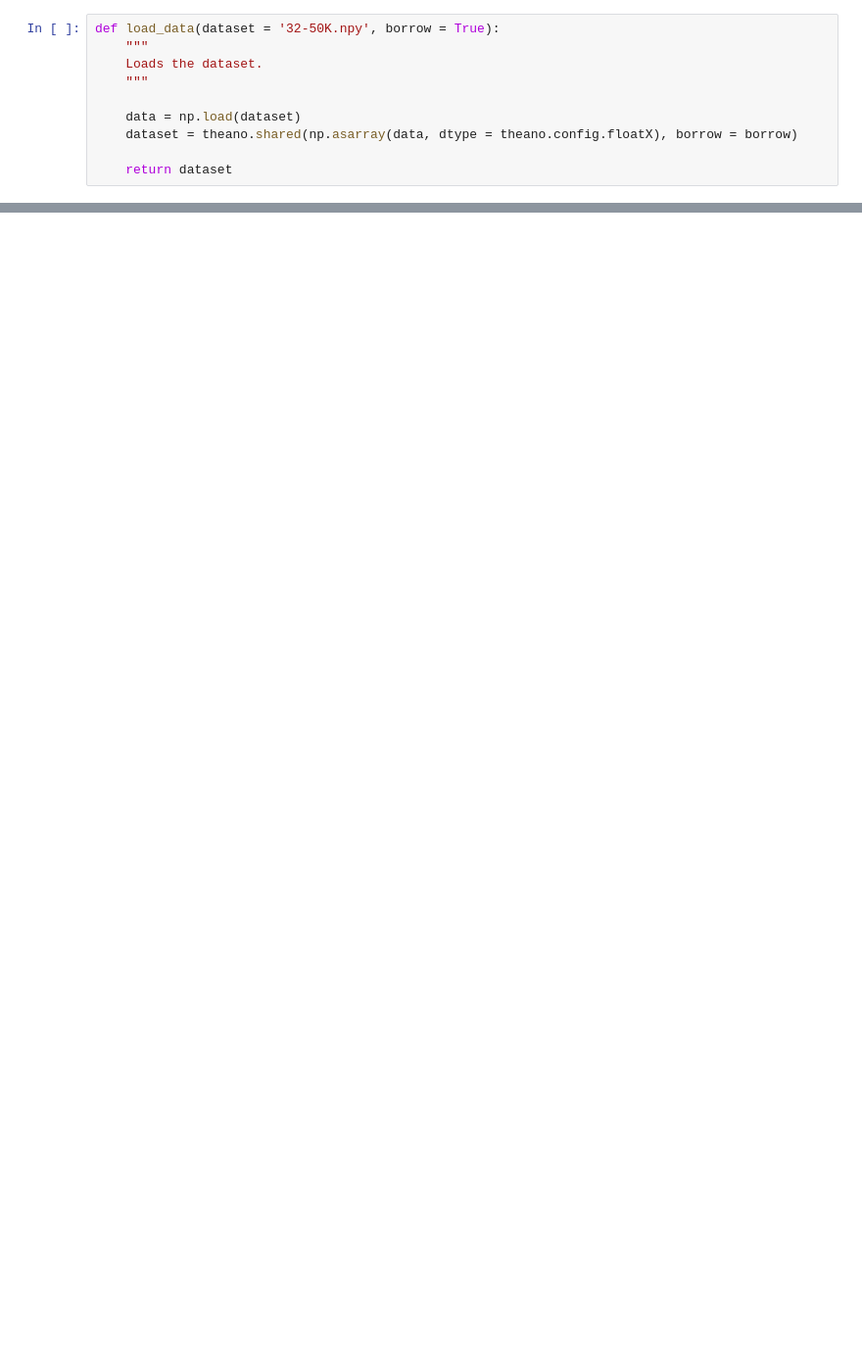
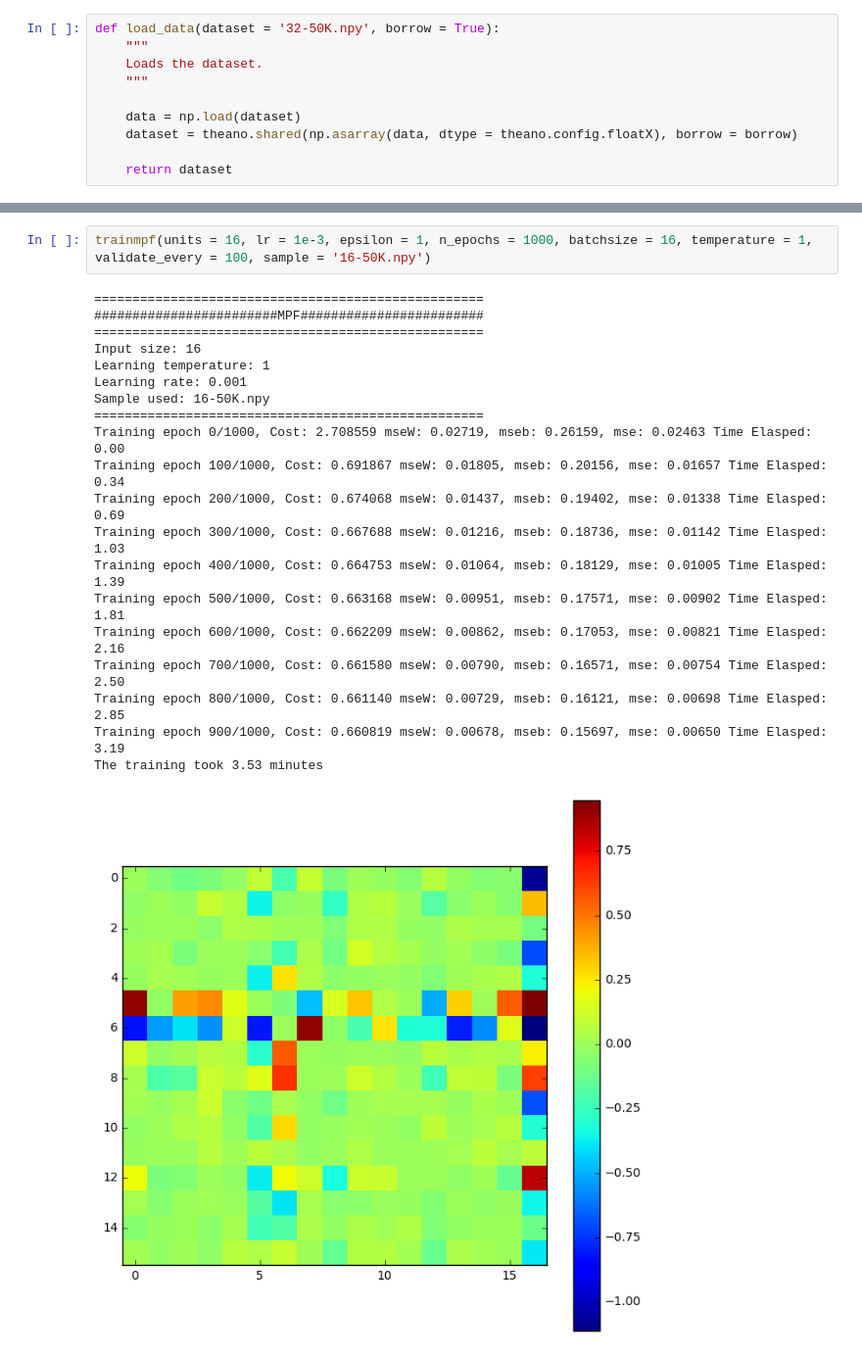
Before and after one commit to zunction/old-mmpf, a Jupyter notebook: MPF Training.ipynb, the cells around one changed output, grey strips where cells are left out. Shown at 98% size. Saved outputs shown, nothing was run; the diff lists cells and outputs as text; blank space fills up the shorter version.

```diff
--- a/MPF Training.ipynb
+++ b/MPF Training.ipynb
@@ -102,0 +214,23 @@ def trainmpf(units = 32, lr = 1e-3, epsilon = 1, n_epochs = 1000,
+# %%
+trainmpf(units = 16, lr = 1e-3, epsilon = 1, n_epochs = 1000, batchsize = 16, temperature = 1, validate_every = 100, sample = '16-50K.npy')
+# %% [output]
+===================================================
+########################MPF########################
+===================================================
+Input size: 16
+Learning temperature: 1
+Learning rate: 0.001
+Sample used: 16-50K.npy
+===================================================
+Training epoch 0/1000, Cost: 2.708559 mseW: 0.02719, mseb: 0.26159, mse: 0.02463 Time Elasped: 0.00
+Training epoch 100/1000, Cost: 0.691867 mseW: 0.01805, mseb: 0.20156, mse: 0.01657 Time Elasped: 0.34
+Training epoch 200/1000, Cost: 0.674068 mseW: 0.01437, mseb: 0.19402, mse: 0.01338 Time Elasped: 0.69
+Training epoch 300/1000, Cost: 0.667688 mseW: 0.01216, mseb: 0.18736, mse: 0.01142 Time Elasped: 1.03
+Training epoch 400/1000, Cost: 0.664753 mseW: 0.01064, mseb: 0.18129, mse: 0.01005 Time Elasped: 1.39
+Training epoch 500/1000, Cost: 0.663168 mseW: 0.00951, mseb: 0.17571, mse: 0.00902 Time Elasped: 1.81
+Training epoch 600/1000, Cost: 0.662209 mseW: 0.00862, mseb: 0.17053, mse: 0.00821 Time Elasped: 2.16
+Training epoch 700/1000, Cost: 0.661580 mseW: 0.00790, mseb: 0.16571, mse: 0.00754 Time Elasped: 2.50
+Training epoch 800/1000, Cost: 0.661140 mseW: 0.00729, mseb: 0.16121, mse: 0.00698 Time Elasped: 2.85
+Training epoch 900/1000, Cost: 0.660819 mseW: 0.00678, mseb: 0.15697, mse: 0.00650 Time Elasped: 3.19
+The training took 3.53 minutes
+[figure, added]
```
Also changed, not shown: parts of 6 cells of this notebook, 4 other files.
